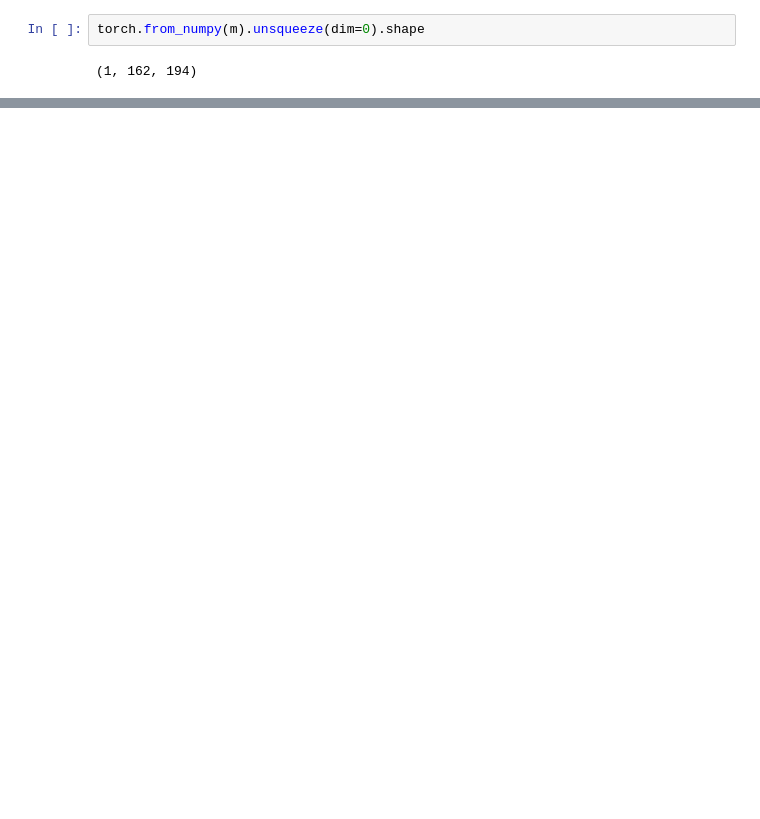
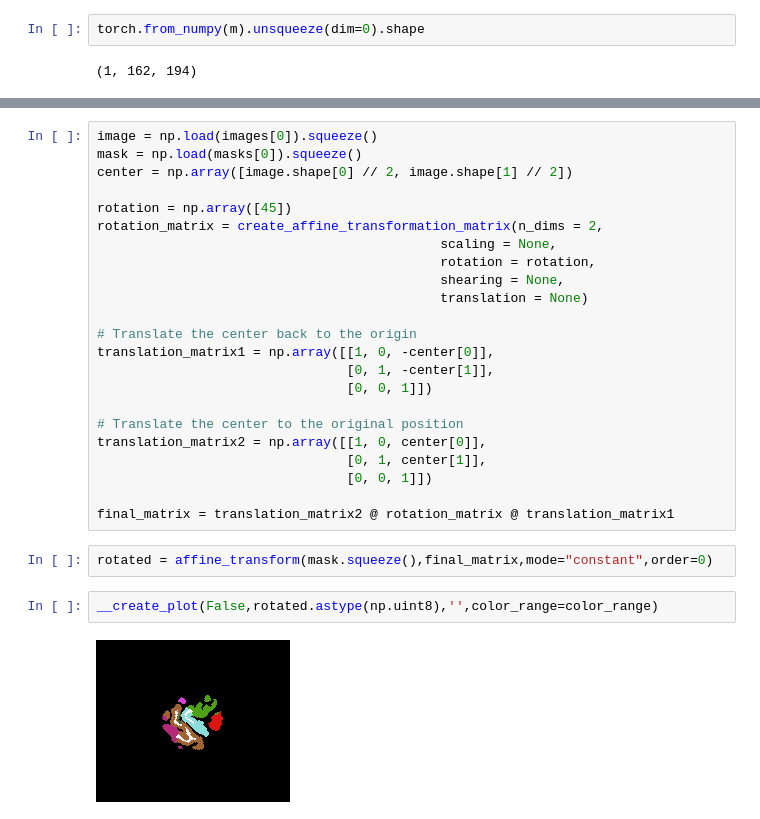
Before and after one commit to sabeenlohawala/brain_segmentation, a Jupyter notebook: notebooks/augmentation_scratch.ipynb, the cells around one changed output, grey strips where cells are left out. Drawn from its saved outputs; the diff is of its cells as text; blank space fills up the shorter version.

```diff
--- a/notebooks/augmentation_scratch.ipynb
+++ b/notebooks/augmentation_scratch.ipynb
@@ -310,0 +389,29 @@ torch.from_numpy(m).unsqueeze(dim=0).shape
+# %%
+image = np.load(images[0]).squeeze()
+mask = np.load(masks[0]).squeeze()
+center = np.array([image.shape[0] // 2, image.shape[1] // 2])
+
+rotation = np.array([45])
+rotation_matrix = create_affine_transformation_matrix(n_dims = 2,
+                                            scaling = None,
+                                            rotation = rotation,
+                                            shearing = None,
+                                            translation = None)
+
+# Translate the center back to the origin
+translation_matrix1 = np.array([[1, 0, -center[0]],
+                                [0, 1, -center[1]],
+                                [0, 0, 1]])
+
+# Translate the center to the original position
+translation_matrix2 = np.array([[1, 0, center[0]],
+                                [0, 1, center[1]],
+                                [0, 0, 1]])
+
+final_matrix = translation_matrix2 @ rotation_matrix @ translation_matrix1
+# %%
+rotated = affine_transform(mask.squeeze(),final_matrix,mode="constant",order=0)
+# %%
+__create_plot(False,rotated.astype(np.uint8),'',color_range=color_range)
+# %% [output]
+[figure, added]
```
Also changed, not shown: parts of 30 cells of this notebook, 2 other files.
